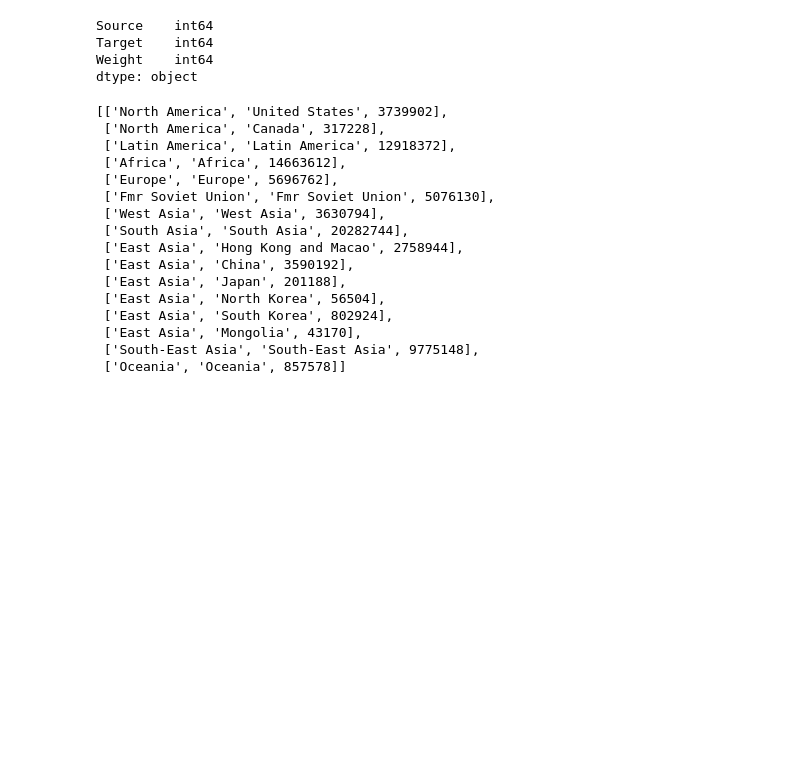
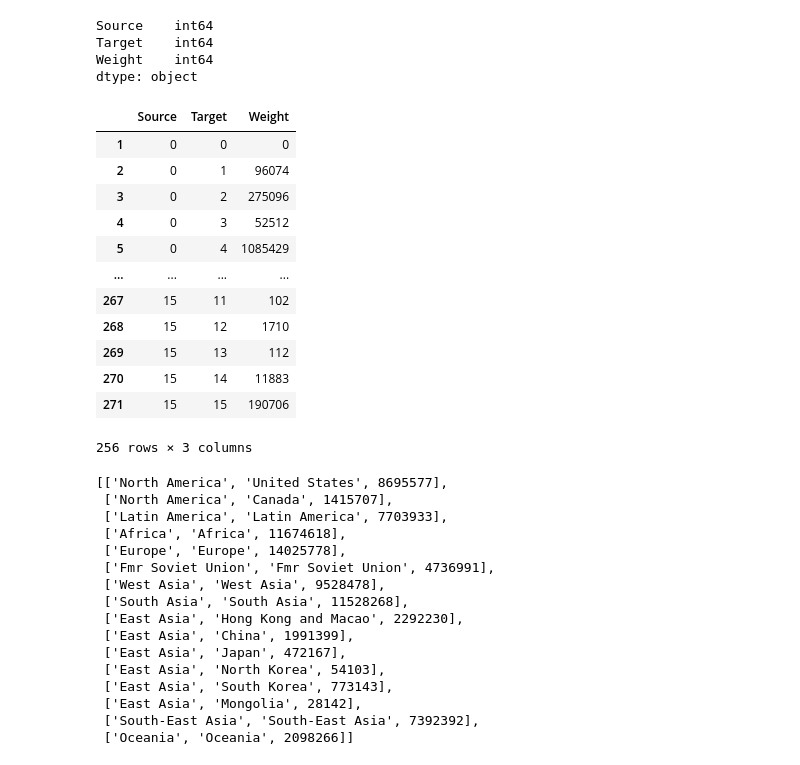
Before and after one commit to stephaniewzhang/migration_visualization, a Jupyter notebook: csvtojson.ipynb, the cells around one changed output. Saved outputs shown, nothing was run; the diff lists cells and outputs as text; code cells hidden in the pictures; blank space fills up the shorter version.

```diff
--- a/csvtojson.ipynb
+++ b/csvtojson.ipynb
@@ -158,3 +135,19 @@ df_matrix.to_json("edges.json", orient = "index")
+# %%
+df_matrix
+# %% [output]
+|  | Source | Target | Weight |
+| 1 | 0 | 0 | 0 |
+| 2 | 0 | 1 | 96074 |
+| 3 | 0 | 2 | 275096 |
+| 4 | 0 | 3 | 52512 |
+| 5 | 0 | 4 | 1085429 |
+| ... | ... | ... | ... |
+| 267 | 15 | 11 | 102 |
+| 268 | 15 | 12 | 1710 |
+| 269 | 15 | 13 | 112 |
+| 270 | 15 | 14 | 11883 |
+| 271 | 15 | 15 | 190706 |
+256 rows × 3 columns
 # %%
 #calculate the weight of each of the nodes
 nodes = []
@@ -165,7 +158,7 @@ for num in range(16):
                     'Japan','North Korea','South Korea','Mongolia','South-East Asia','Oceania']
 
     sum_source = df_matrix.loc[df_matrix['Source'] == num]['Weight'].sum()
-    sum_target = df_matrix.loc[df_matrix['Source'] == num]['Weight'].sum()
+    sum_target = df_matrix.loc[df_matrix['Target'] == num]['Weight'].sum()
     sum_total = sum_source + sum_target
 
     if (num < 2):
@@ -193,22 +186,22 @@ for num in range(16):
 
 nodes
 # %% [output]
-[['North America', 'United States', 3739902],
- ['North America', 'Canada', 317228],
- ['Latin America', 'Latin America', 12918372],
- ['Africa', 'Africa', 14663612],
- ['Europe', 'Europe', 5696762],
- ['Fmr Soviet Union', 'Fmr Soviet Union', 5076130],
- ['West Asia', 'West Asia', 3630794],
- ['South Asia', 'South Asia', 20282744],
- ['East Asia', 'Hong Kong and Macao', 2758944],
- ['East Asia', 'China', 3590192],
- ['East Asia', 'Japan', 201188],
- ['East Asia', 'North Korea', 56504],
- ['East Asia', 'South Korea', 802924],
- ['East Asia', 'Mongolia', 43170],
- ['South-East Asia', 'South-East Asia', 9775148],
- ['Oceania', 'Oceania', 857578]]
+[['North America', 'United States', 8695577],
+ ['North America', 'Canada', 1415707],
+ ['Latin America', 'Latin America', 7703933],
+ ['Africa', 'Africa', 11674618],
+ ['Europe', 'Europe', 14025778],
+ ['Fmr Soviet Union', 'Fmr Soviet Union', 4736991],
+ ['West Asia', 'West Asia', 9528478],
+ ['South Asia', 'South Asia', 11528268],
+ ['East Asia', 'Hong Kong and Macao', 2292230],
+ ['East Asia', 'China', 1991399],
+ ['East Asia', 'Japan', 472167],
+ ['East Asia', 'North Korea', 54103],
+ ['East Asia', 'South Korea', 773143],
+ ['East Asia', 'Mongolia', 28142],
+ ['South-East Asia', 'South-East Asia', 7392392],
+ ['Oceania', 'Oceania', 2098266]]
 # %%
 df_nodes = pd.DataFrame(nodes, columns=['SubContinent', 'Country', 'Weight'])
 # %%
```
Also changed, not shown: parts of 9 cells of this notebook, 7 other files.
